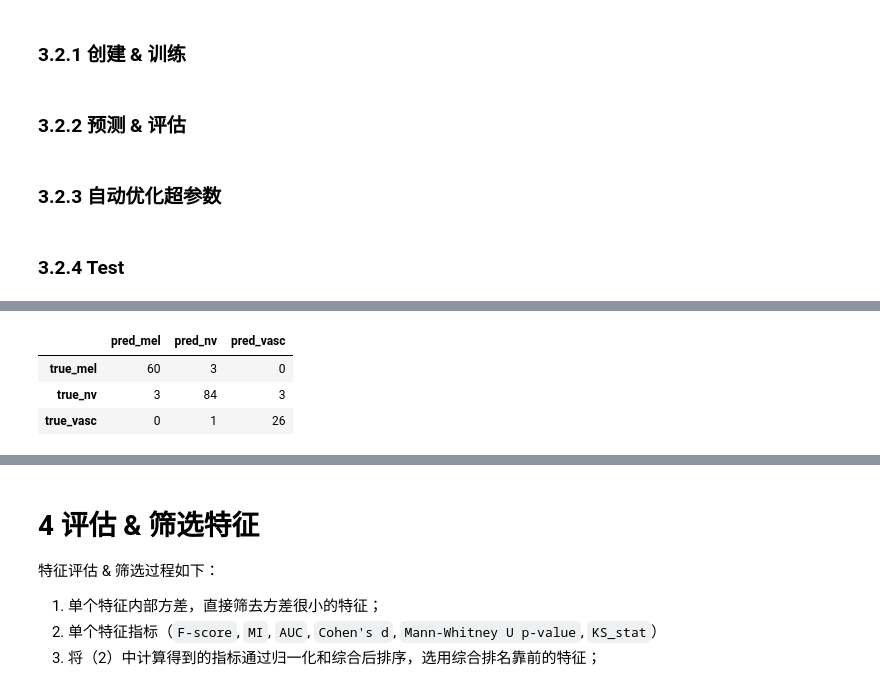
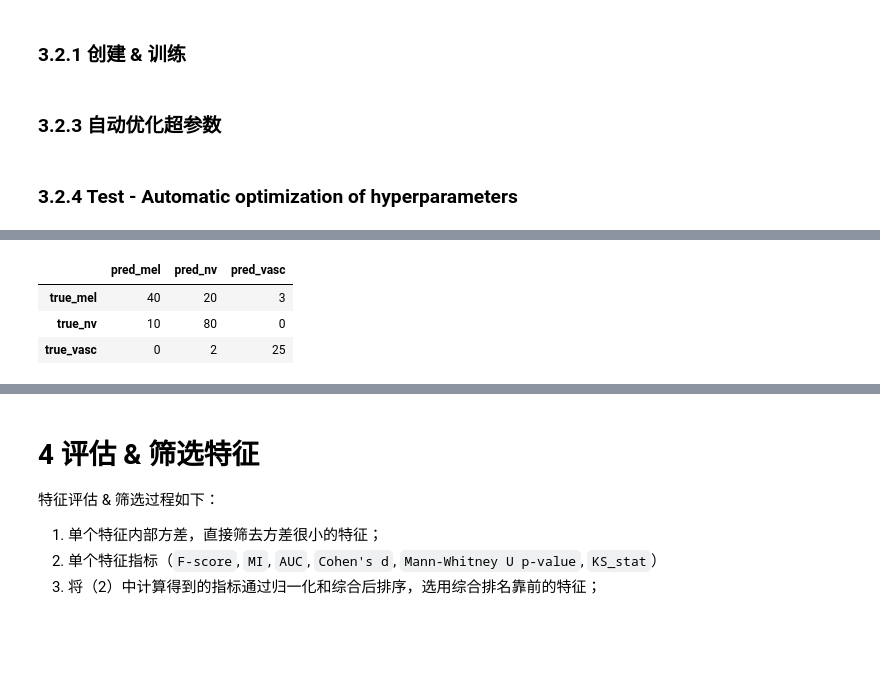
Before and after one commit to right-or-not/BIP, a Jupyter notebook: project2/Data_Proj2_Submit/submit.ipynb, the cells around one changed output, grey strips where cells are left out. Cells and saved outputs as stored; diff of their text form; code cells hidden in the pictures; blank space fills up the shorter version.

```diff
--- a/project2/Data_Proj2_Submit/submit.ipynb
+++ b/project2/Data_Proj2_Submit/submit.ipynb
@@ -1352,6 +1610,7 @@ def run_random_forest_training_pipeline(
     features: np.ndarray,
     labels: Sequence[str],
     feature_names: Sequence[str],
+    groups: Sequence[str] | None = None,
     test_size: float = 0.3,
     split_random_state: int = 42,
     model_random_state: int = 42,
@@ -1365,6 +1624,7 @@ def run_random_forest_training_pipeline(
     x_train, x_test, y_train, y_test = split_classification_dataset(
         features,
         labels,
+        groups=groups,
         test_size=test_size,
         random_state=split_random_state,
         stratify=True,
@@ -1379,14 +1639,12 @@ def run_random_forest_training_pipeline(
         max_features=max_features,
         random_state=model_random_state,
     )
-    return {
-        "model": model,
-        "x_train": x_train,
-        "x_test": x_test,
-        "y_train": y_train,
-        "y_test": y_test,
-        "feature_names": list(feature_names),
-        "feature_importances": get_random_forest_feature_importance(model, feature_names),
-    }
+    return build_training_result(
+        model=model,
+        x_train=x_train,
+        x_test=x_test,
+        y_train=y_train,
+        y_test=y_test,
+        feature_names=feature_names,
+        feature_importances=get_random_forest_feature_importance(model, feature_names),
+    )
-# %% [markdown]
-### 3.2.2 预测 & 评估
@@ -1522,7 +1736,7 @@ def print_random_forest_optimization_result(optimization_result: dict[str, objec
     for key, value in optimization_result["best_params"].items():
         print(f"  {key}: {value}")
 # %% [markdown]
-### 3.2.4 Test
+### 3.2.4 Test - Automatic optimization of hyperparameters
 # %%
 # test cell
 LABEL_CSV = Path('./label.csv')
@@ -1531,37 +1745,34 @@ labeled_feature_df = attach_labels_from_csv(feature_df, LABEL_CSV)
 model_rows = labeled_feature_df['label'].notna().values
 rf_features = labeled_feature_df.loc[model_rows, all_feature_names].values
 rf_labels = labeled_feature_df.loc[model_rows, 'label'].values
+rf_groups = labeled_feature_df.loc[model_rows, 'base_id'].values
 
-rf_result = run_random_forest_training_pipeline(
+# Optional hyperparameter optimization. This can take longer on all 430 features.
+rf_optimization = optimize_random_forest_hyperparameters(
+    rf_features,
+    rf_labels,
+    groups=rf_groups,
+    cv=5,
+    scoring='accuracy',
+)
+print_random_forest_optimization_result(rf_optimization)
+
+rf_optimized_result = run_random_forest_training_pipeline(
     features=rf_features,
     labels=rf_labels,
     feature_names=all_feature_names,
+    groups=rf_groups,
     test_size=0.3,
     split_random_state=42,
     model_random_state=42,
-    n_estimators=500,
-    max_depth=None,
-    min_samples_leaf=2,
-    min_samples_split=2,
-    max_features='sqrt',
+    **rf_optimization['best_params'],
 )
-
-rf_evaluation = evaluate_random_forest_model(
-    rf_result['model'],
-    rf_result['x_test'],
-    rf_result['y_test'],
+rf_optimized_evaluation = evaluate_model(
+    rf_optimized_result,
+    rf_optimized_result['x_test'],
+    rf_optimized_result['y_test'],
     label_order=['mel', 'nv', 'vasc'],
 )
-print_random_forest_evaluation(rf_evaluation)
 print()
-print_top_random_forest_features(rf_result['feature_importances'], top_n=20)
-
-# Optional hyperparameter optimization. This can take longer on all 430 features.
-# rf_optimization = optimize_random_forest_hyperparameters(
-#     rf_features,
-#     rf_labels,
-#     cv=5,
-#     scoring='accuracy',
-# )
-# print_random_forest_optimization_result(rf_optimization)
+print_model_evaluation(rf_optimized_evaluation, title='Random Forest optimized-parameter hold-out evaluation')
 # %% [output]
@@ -1572,9 +1796,9 @@ Hit rate: 0.9444
 
 Confusion matrix:
 |  | pred_mel | pred_nv | pred_vasc |
-| true_mel | 60 | 3 | 0 |
-| true_nv | 3 | 84 | 3 |
-| true_vasc | 0 | 1 | 26 |
+| true_mel | 40 | 20 | 3 |
+| true_nv | 10 | 80 | 0 |
+| true_vasc | 0 | 2 | 25 |
 Classification report:
               precision    recall  f1-score   support
 
```
Also changed, not shown: parts of 56 cells of this notebook, 3 other files.
